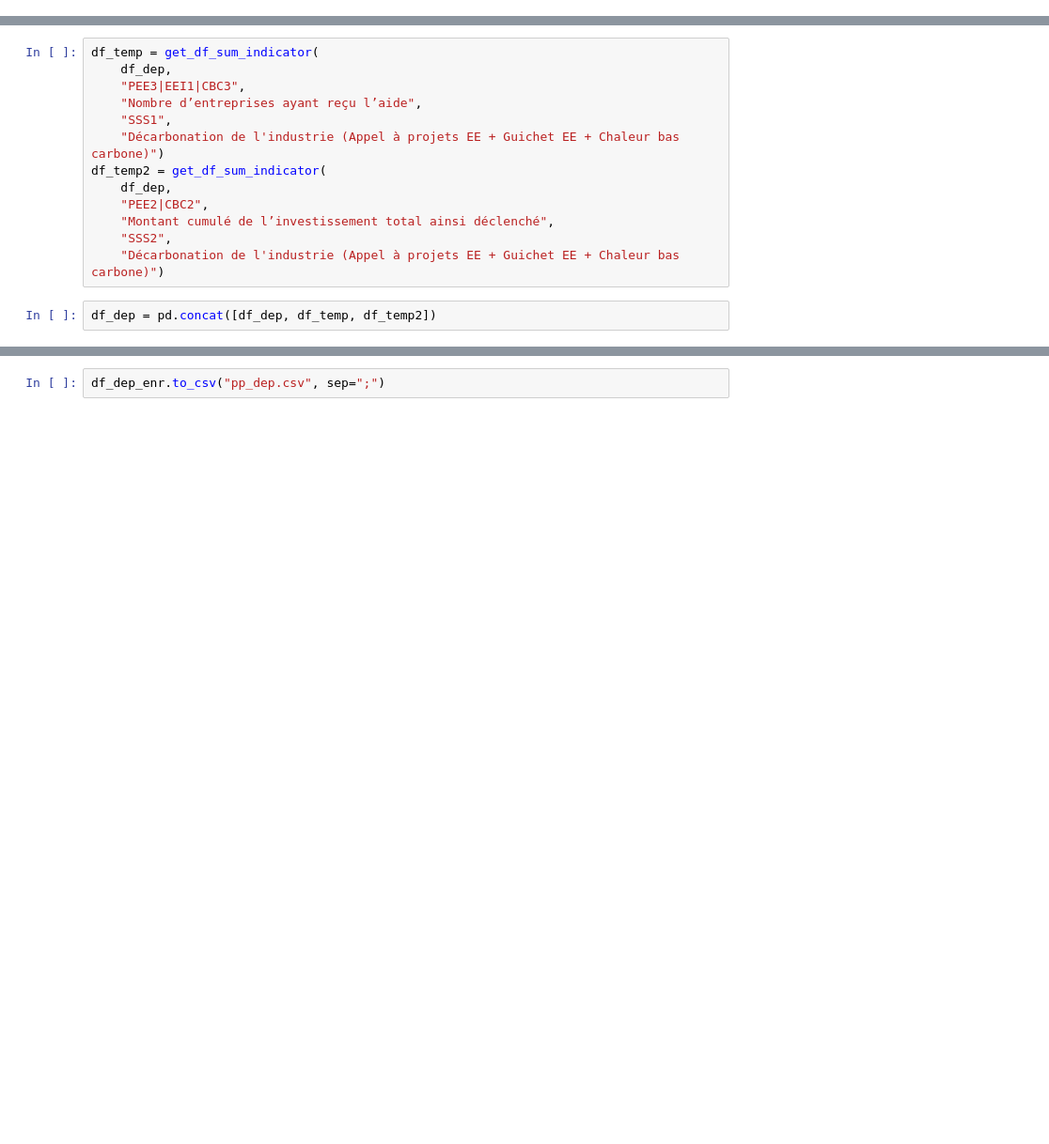
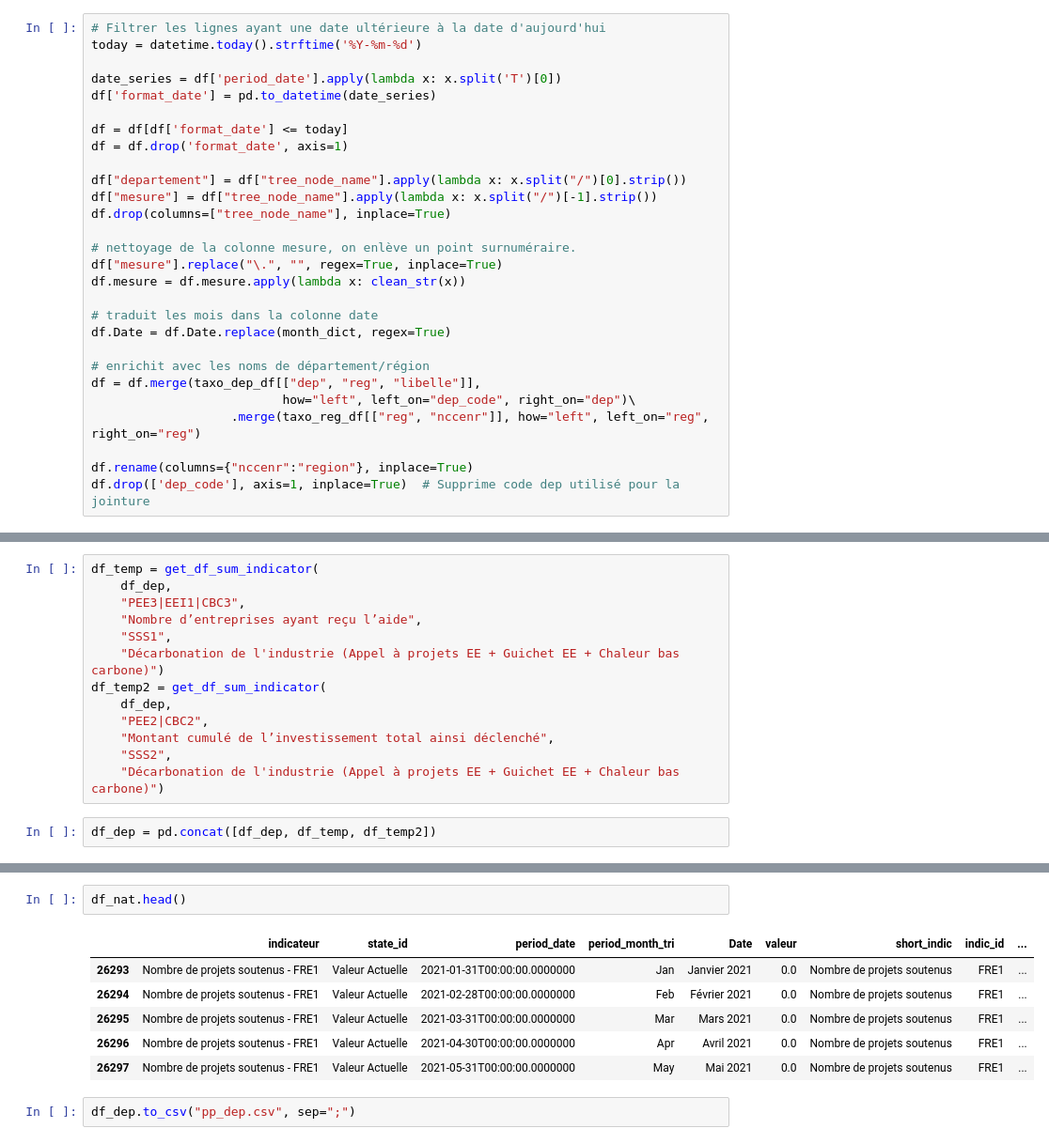
Before and after one commit to 139bercy/propilot2pdf, a Jupyter notebook: chargement_propilot.ipynb, the cells around one changed output, grey strips where cells are left out. Shown: that part at 94% size. Drawn from its saved outputs; the diff is of its cells as text; blank space fills up the shorter version.

```diff
--- a/chargement_propilot.ipynb
+++ b/chargement_propilot.ipynb
@@ -230,0 +236,28 @@ df_dep.Date = df_dep.Date.replace(month_dict, regex=True)
+# %%
+# Filtrer les lignes ayant une date ultérieure à la date d'aujourd'hui
+today = datetime.today().strftime('%Y-%m-%d')
+
+date_series = df['period_date'].apply(lambda x: x.split('T')[0])
+df['format_date'] = pd.to_datetime(date_series)
+
+df = df[df['format_date'] <= today]
+df = df.drop('format_date', axis=1)
+
+df["departement"] = df["tree_node_name"].apply(lambda x: x.split("/")[0].strip())
+df["mesure"] = df["tree_node_name"].apply(lambda x: x.split("/")[-1].strip())
+df.drop(columns=["tree_node_name"], inplace=True)
+
+# nettoyage de la colonne mesure, on enlève un point surnuméraire.
+df["mesure"].replace("\.", "", regex=True, inplace=True)
+df.mesure = df.mesure.apply(lambda x: clean_str(x))
+
+# traduit les mois dans la colonne date
+df.Date = df.Date.replace(month_dict, regex=True)
+
+# enrichit avec les noms de département/région
+df = df.merge(taxo_dep_df[["dep", "reg", "libelle"]],
+                          how="left", left_on="dep_code", right_on="dep")\
+                   .merge(taxo_reg_df[["reg", "nccenr"]], how="left", left_on="reg", right_on="reg")
+
+df.rename(columns={"nccenr":"region"}, inplace=True)
+df.drop(['dep_code'], axis=1, inplace=True)  # Supprime code dep utilisé pour la jointure
@@ -391,2 +448,11 @@ check_df_dep_enr_format(df_dep_enr)
+# %%
+df_nat.head()
+# %% [output]
+|  | indicateur | state_id | period_date | period_month_tri | Date | valeur | short_indic | indic_id | ... |
+| 26293 | Nombre de projets soutenus - FRE1 | Valeur Actuelle | 2021-01-31T00:00:00.0000000 | Jan | Janvier 2021 | 0.0 | Nombre de projets soutenus | FRE1 | ... |
+| 26294 | Nombre de projets soutenus - FRE1 | Valeur Actuelle | 2021-02-28T00:00:00.0000000 | Feb | Février 2021 | 0.0 | Nombre de projets soutenus | FRE1 | ... |
+| 26295 | Nombre de projets soutenus - FRE1 | Valeur Actuelle | 2021-03-31T00:00:00.0000000 | Mar | Mars 2021 | 0.0 | Nombre de projets soutenus | FRE1 | ... |
+| 26296 | Nombre de projets soutenus - FRE1 | Valeur Actuelle | 2021-04-30T00:00:00.0000000 | Apr | Avril 2021 | 0.0 | Nombre de projets soutenus | FRE1 | ... |
+| 26297 | Nombre de projets soutenus - FRE1 | Valeur Actuelle | 2021-05-31T00:00:00.0000000 | May | Mai 2021 | 0.0 | Nombre de projets soutenus | FRE1 | ... |
 # %%
-df_dep_enr.to_csv("pp_dep.csv", sep=";")
+df_dep.to_csv("pp_dep.csv", sep=";")
```
Also changed, not shown: parts of 16 cells of this notebook, 1 other file.
